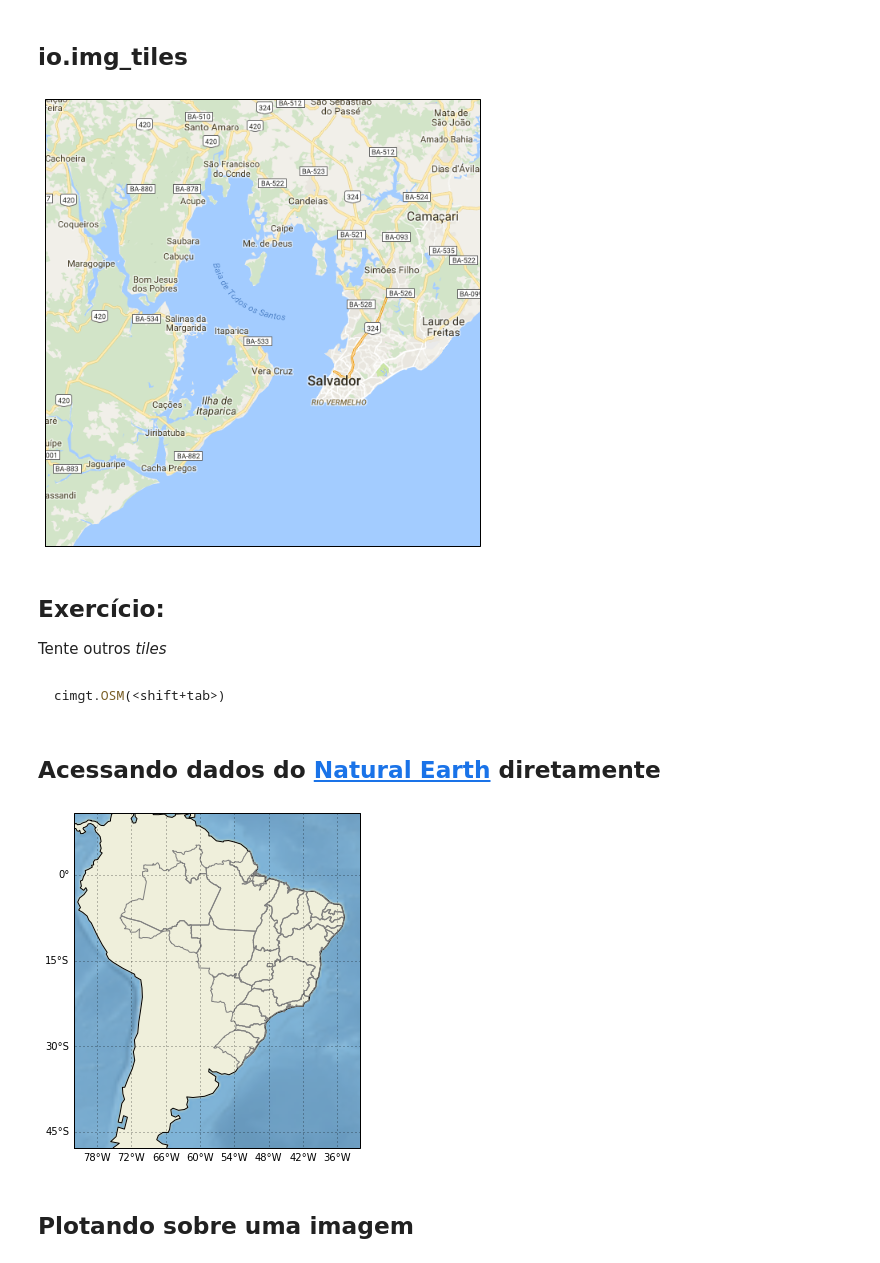
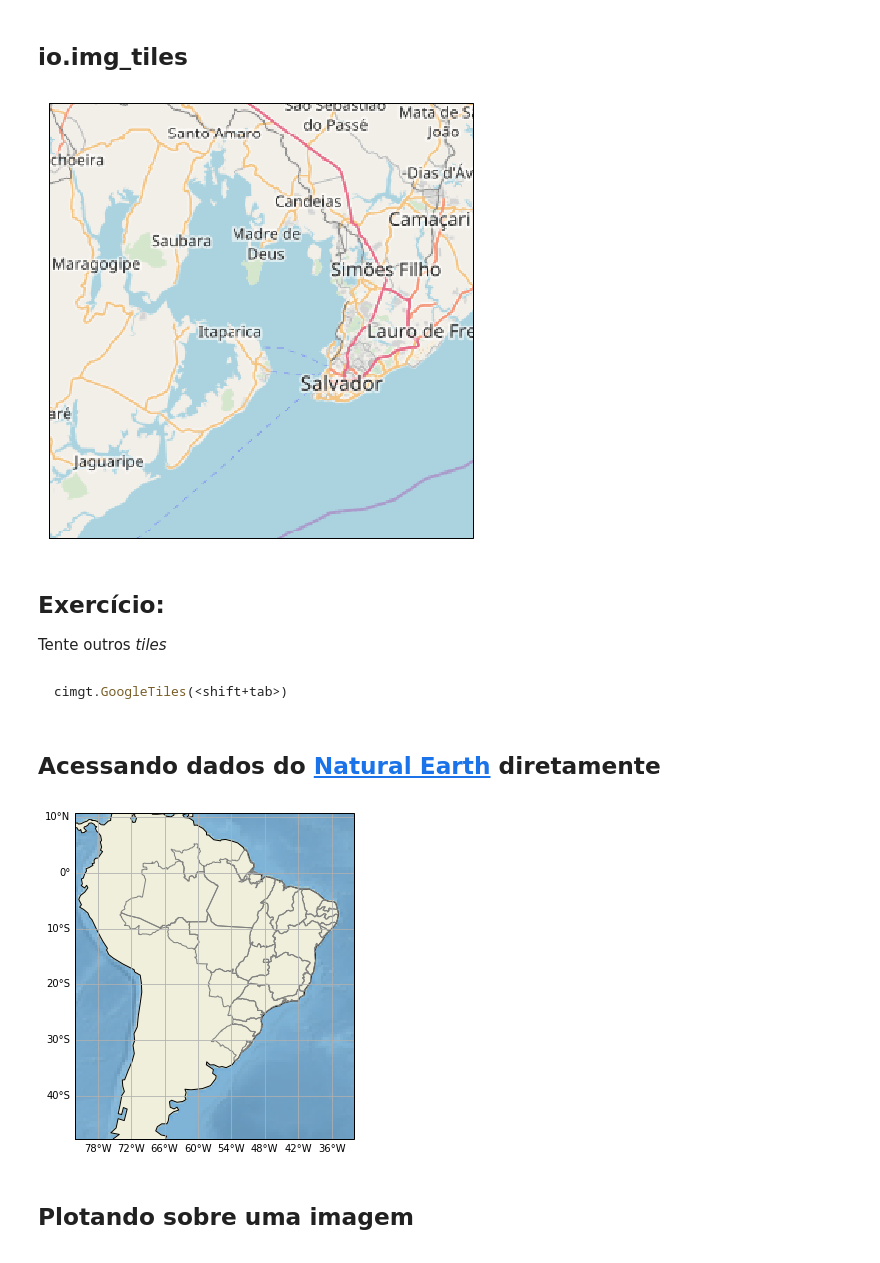
Before and after one commit to ocefpaf/2016-08-UFBA-Mapping, a Jupyter notebook: 02-cartopy.ipynb, the cells around one changed output. Saved outputs shown, nothing was run; the diff lists cells and outputs as text; code cells hidden in the pictures.

````diff
--- a/02-cartopy.ipynb
+++ b/02-cartopy.ipynb
@@ -139,16 +139,16 @@ def request_map(map_request, figsize=(8, 8), zoom=8):
     ax.add_image(map_request, zoom)
     return fig, ax
 # %%
-fig, ax = request_map(cimgt.GoogleTiles(), zoom=10)
+fig, ax = request_map(cimgt.OSM(), zoom=9)
 # %% [output]
-[figure, old version]
+[figure, new version]
 # %% [markdown]
 ## Exercício:
 
 Tente outros *tiles*
 # %% [markdown]
 ```python
-cimgt.OSM(<shift+tab>)
+cimgt.GoogleTiles(<shift+tab>)
 ```
 # %% [markdown]
 ## Acessando dados do [Natural Earth](http://www.naturalearthdata.com/) diretamente
@@ -181,7 +181,7 @@ states = NaturalEarthFeature(
 )
 feat = ax.add_feature(states, edgecolor='gray')
 # %% [output]
-[figure, old version]
+[figure, new version]
 # %% [markdown]
 ## Plotando sobre uma imagem
 # %%
````
Also changed, not shown: parts of 15 cells of this notebook, 4 other files.
